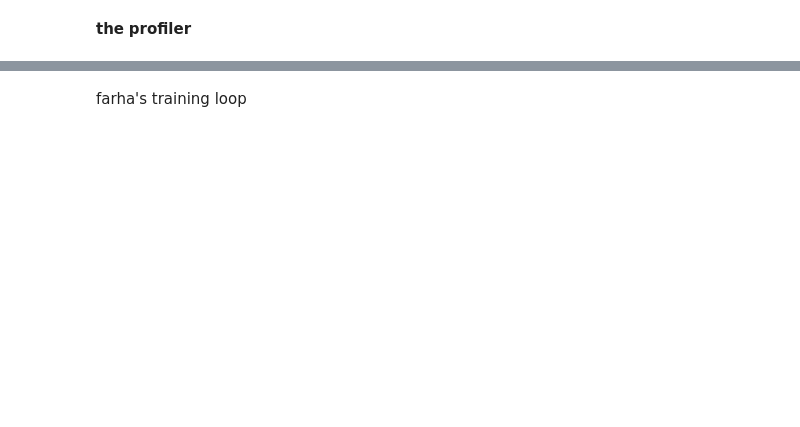
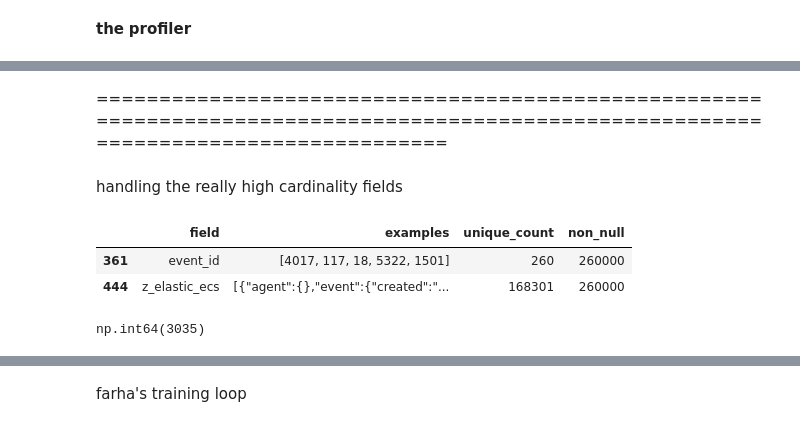
Before and after one commit to schrodinger2/theFrauds, a Jupyter notebook: ML/preprocessing/comiset.ipynb, the cells around one changed output, grey strips where cells are left out. Saved outputs shown, nothing was run; the diff lists cells and outputs as text; code cells hidden in the pictures; blank space fills up the shorter version.

```diff
--- a/ML/preprocessing/comiset.ipynb
+++ b/ML/preprocessing/comiset.ipynb
@@ -1389,0 +1436,16 @@ this correctly gets the full 789 fields :)
+# %%
+import os
+import glob
+import shutil
+
+INPUT_DIR = "/content/comiset_parquet_v11/content/comiset_parquet_v11"
+FILES = sorted(glob.glob(f"{INPUT_DIR}/*.parquet"))
+
+for i in range(5):
+    folder = f"/content/comiset_parquet_v11_group_{i+1}"
+    os.makedirs(folder, exist_ok=True)
+
+    for f in FILES[i * 26:(i + 1) * 26]:
+        shutil.copy2(f, folder)
+
+print("Done.")
@@ -1809,0 +1757,21 @@ for i, f in enumerate(FILES):
+# %%
+# @title
+#classifing the cols using the profiler
+NUMERIC = set()
+CATEGORICAL = set()
+DATETIME = set()
+DROP = set()
+numeric_candidates = profile[
+    profile["numeric_pct"] >= 95
+].sort_values("unique_count", ascending=False)
+
+categorical_candidates = profile[
+    (profile["numeric_pct"] < 95) &
+    (profile["datetime_pct"] < 95)
+].sort_values("unique_count")
+
+datetime_candidates = profile[
+    (profile["numeric_pct"] < 95) &
+    (profile["datetime_pct"] >= 95)
+].sort_values("unique_count")
+datetime_candidates.field.to_list()
@@ -1809,0 +1796,18 @@ for i, f in enumerate(FILES):
+# %% [markdown]
+======================================================================================================================================
+# %% [markdown]
+handling the really high cardinality fields
+# %%
+display(profile[profile["field"].isin(CATEGORICAL)& ~profile["field"].isin(FEATURE_ENGINEERING_COLUMNS) & ( profile["unique_count"] >=250)][["field", "examples","unique_count", "non_null"]])
+# %% [output]
+|  | field | examples | unique_count | non_null |
+| 361 | event_id | [4017, 117, 18, 5322, 1501] | 260 | 260000 |
+| 444 | z_elastic_ecs | [{"agent":{},"event":{"created":"... | 168301 | 260000 |
+# %%
+profile.loc[
+    profile["field"].isin(CATEGORICAL)
+    & ~profile["field"].isin(FEATURE_ENGINEERING_COLUMNS),
+    "unique_count"
+].sum()
+# %% [output]
+np.int64(3035)
```
Also changed, not shown: parts of 59 cells of this notebook.
